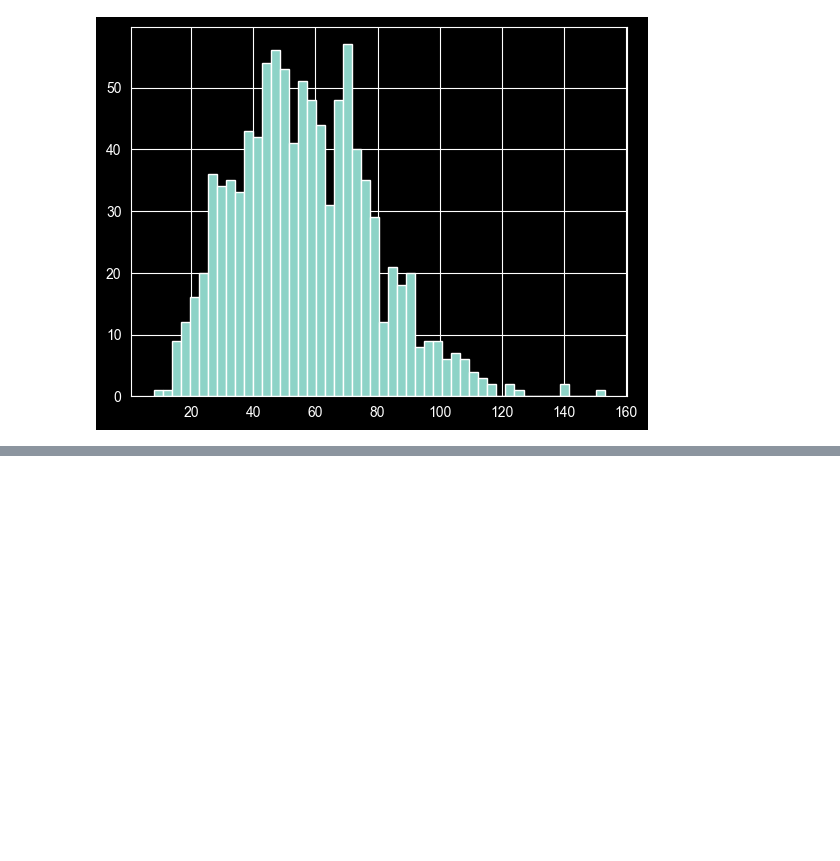
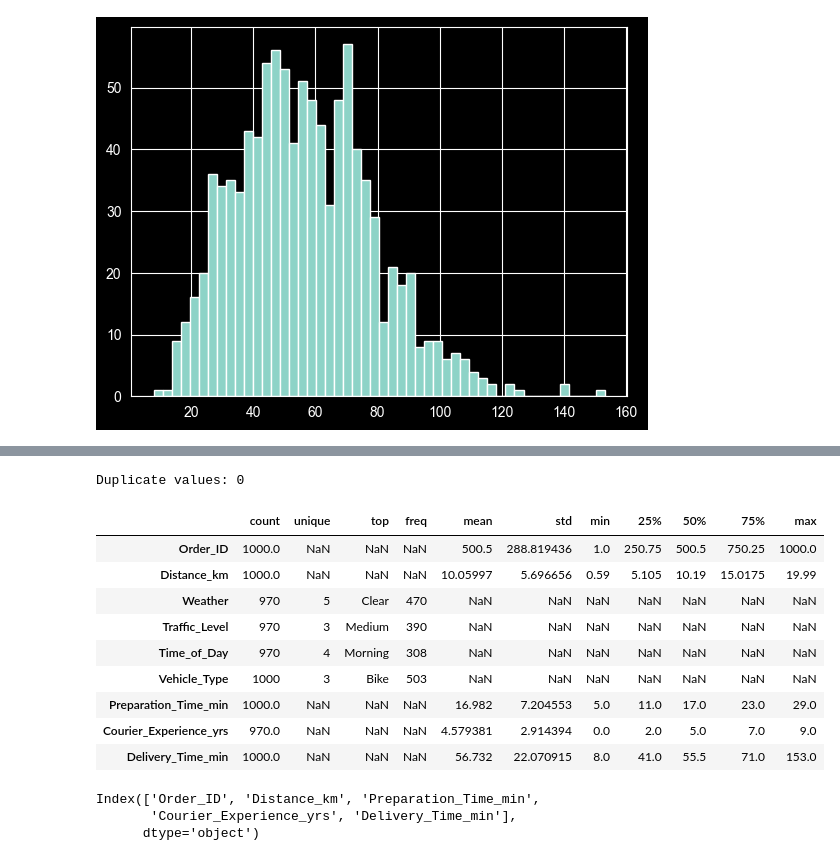
Before and after one commit to ashwinnm13/ml-tabular-delivery-time, a Jupyter notebook: notebooks/01_eda.ipynb, the cells around one changed output, grey strips where cells are left out. Cells and saved outputs as stored; diff of their text form; code cells hidden in the pictures; blank space fills up the shorter version.

```diff
--- a/notebooks/01_eda.ipynb
+++ b/notebooks/01_eda.ipynb
@@ -81,0 +129,21 @@ food_delivery_time_data[target_col].hist(bins=50)
+# %%
+# Duplicate values
+
+print(f"Duplicate values: {food_delivery_time_data.duplicated().sum()}")
+# %% [output]
+Duplicate values: 0
+# %%
+# Describe
+
+food_delivery_time_data.describe(include="all").T
+# %% [output]
+|  | count | unique | top | freq | mean | std | min | 25% | 50% | 75% | max |
+| Order_ID | 1000.0 | NaN | NaN | NaN | 500.5 | 288.819436 | 1.0 | 250.75 | 500.5 | 750.25 | 1000.0 |
+| Distance_km | 1000.0 | NaN | NaN | NaN | 10.05997 | 5.696656 | 0.59 | 5.105 | 10.19 | 15.0175 | 19.99 |
+| Weather | 970 | 5 | Clear | 470 | NaN | NaN | NaN | NaN | NaN | NaN | NaN |
+| Traffic_Level | 970 | 3 | Medium | 390 | NaN | NaN | NaN | NaN | NaN | NaN | NaN |
+| Time_of_Day | 970 | 4 | Morning | 308 | NaN | NaN | NaN | NaN | NaN | NaN | NaN |
+| Vehicle_Type | 1000 | 3 | Bike | 503 | NaN | NaN | NaN | NaN | NaN | NaN | NaN |
+| Preparation_Time_min | 1000.0 | NaN | NaN | NaN | 16.982 | 7.204553 | 5.0 | 11.0 | 17.0 | 23.0 | 29.0 |
+| Courier_Experience_yrs | 970.0 | NaN | NaN | NaN | 4.579381 | 2.914394 | 0.0 | 2.0 | 5.0 | 7.0 | 9.0 |
+| Delivery_Time_min | 1000.0 | NaN | NaN | NaN | 56.732 | 22.070915 | 8.0 | 41.0 | 55.5 | 71.0 | 153.0 |
@@ -81,0 +152,7 @@ food_delivery_time_data[target_col].hist(bins=50)
+# %%
+num_all = food_delivery_time_data.select_dtypes(include = np.number).columns #selects only number datatype(int , float) columns
+num_all
+# %% [output]
+Index(['Order_ID', 'Distance_km', 'Preparation_Time_min',
+       'Courier_Experience_yrs', 'Delivery_Time_min'],
+      dtype='object')
```
Also changed, not shown: parts of 15 cells of this notebook.
